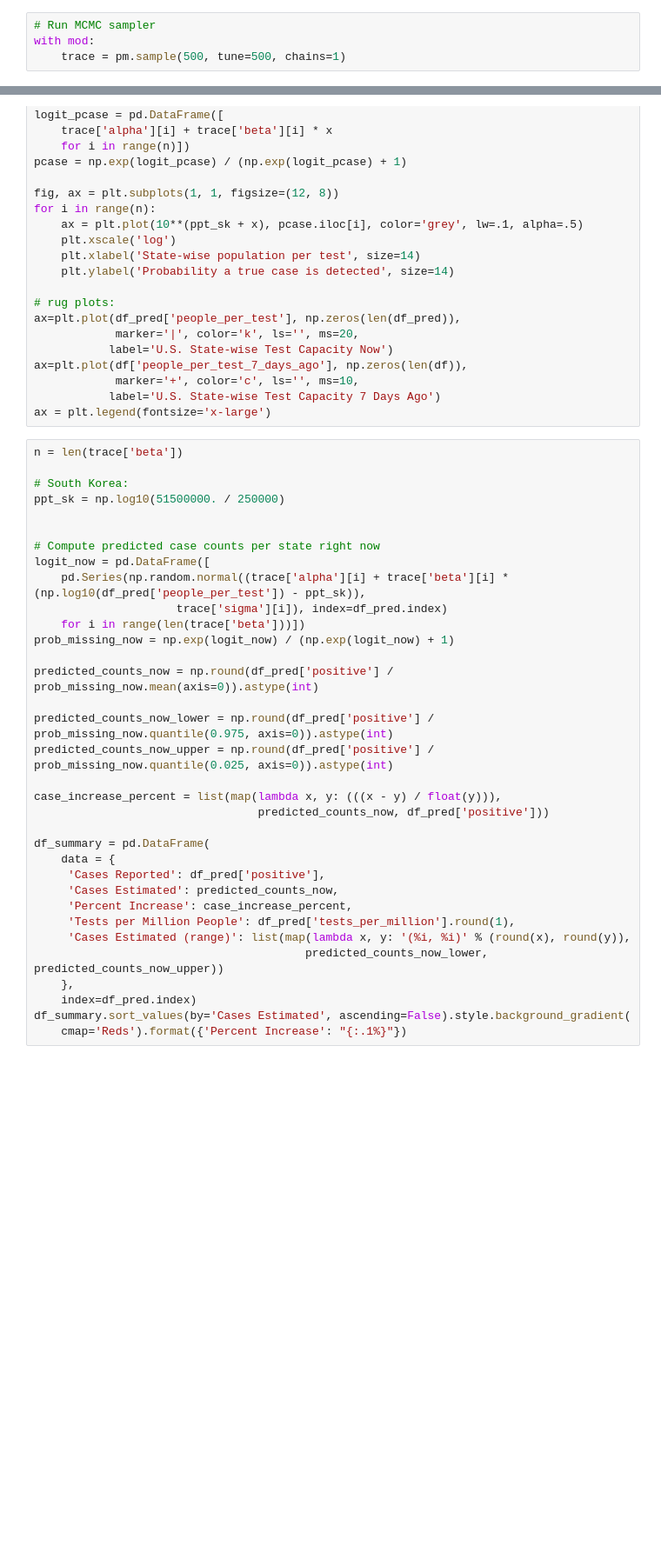
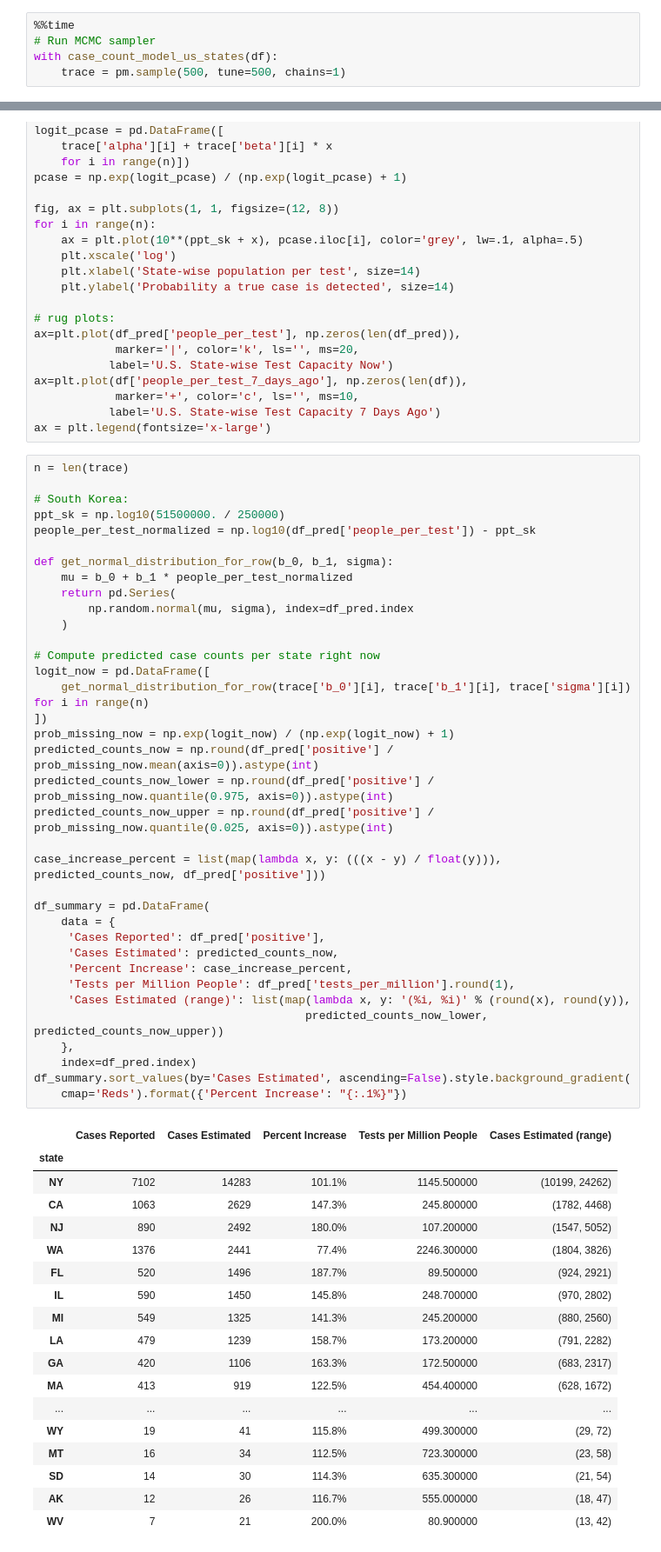
Before and after one commit to birdsarah/COVID19-mortality, a Jupyter notebook: State-wise Unreported COVID-19 Cases in the U.S..ipynb, the cells around one changed output, grey strips where cells are left out. Shown: that part at 87% size. Drawn from its saved outputs; the diff is of its cells as text; blank space fills up the shorter version.

Commit message:
Start tweaking model and code

```diff
--- a/State-wise Unreported COVID-19 Cases in the U.S..ipynb
+++ b/State-wise Unreported COVID-19 Cases in the U.S..ipynb
@@ -115,4 +169,5 @@ mod = model.case_count_model_us_states(df)
 # %%
+%%time
 # Run MCMC sampler
-with mod:
+with case_count_model_us_states(df):
     trace = pm.sample(500, tune=500, chains=1)
@@ -148,39 +212,60 @@ ax=plt.plot(df['people_per_test_7_days_ago'], np.zeros(len(df)),
            label='U.S. State-wise Test Capacity 7 Days Ago')
 ax = plt.legend(fontsize='x-large')
 # %%
-n = len(trace['beta'])
+n = len(trace)
 
 # South Korea:
 ppt_sk = np.log10(51500000. / 250000)
+people_per_test_normalized = np.log10(df_pred['people_per_test']) - ppt_sk
 
+def get_normal_distribution_for_row(b_0, b_1, sigma):
+    mu = b_0 + b_1 * people_per_test_normalized
+    return pd.Series(
+        np.random.normal(mu, sigma), index=df_pred.index
+    )
 
 # Compute predicted case counts per state right now
 logit_now = pd.DataFrame([
-    pd.Series(np.random.normal((trace['alpha'][i] + trace['beta'][i] * (np.log10(df_pred['people_per_test']) - ppt_sk)),
-                     trace['sigma'][i]), index=df_pred.index)
-    for i in range(len(trace['beta']))])
+    get_normal_distribution_for_row(trace['b_0'][i], trace['b_1'][i], trace['sigma'][i]) for i in range(n)
+])
 prob_missing_now = np.exp(logit_now) / (np.exp(logit_now) + 1)
-
 predicted_counts_now = np.round(df_pred['positive'] / prob_missing_now.mean(axis=0)).astype(int)
-
 predicted_counts_now_lower = np.round(df_pred['positive'] / prob_missing_now.quantile(0.975, axis=0)).astype(int)
 predicted_counts_now_upper = np.round(df_pred['positive'] / prob_missing_now.quantile(0.025, axis=0)).astype(int)
 
-case_increase_percent = list(map(lambda x, y: (((x - y) / float(y))),
-                                 predicted_counts_now, df_pred['positive']))
+case_increase_percent = list(map(lambda x, y: (((x - y) / float(y))), predicted_counts_now, df_pred['positive']))
 
 df_summary = pd.DataFrame(
     data = {
      'Cases Reported': df_pred['positive'],
      'Cases Estimated': predicted_counts_now,
      'Percent Increase': case_increase_percent,
      'Tests per Million People': df_pred['tests_per_million'].round(1),
      'Cases Estimated (range)': list(map(lambda x, y: '(%i, %i)' % (round(x), round(y)),
                                         predicted_counts_now_lower, predicted_counts_now_upper))
     },
     index=df_pred.index)
 df_summary.sort_values(by='Cases Estimated', ascending=False).style.background_gradient(
     cmap='Reds').format({'Percent Increase': "{:.1%}"})
+# %% [output]
+|  | Cases Reported | Cases Estimated | Percent Increase | Tests per Million People | Cases Estimated (range) |
+| state |  |  |  |  |  |
+| NY | 7102 | 14283 | 101.1% | 1145.500000 | (10199, 24262) |
+| CA | 1063 | 2629 | 147.3% | 245.800000 | (1782, 4468) |
+| NJ | 890 | 2492 | 180.0% | 107.200000 | (1547, 5052) |
+| WA | 1376 | 2441 | 77.4% | 2246.300000 | (1804, 3826) |
+| FL | 520 | 1496 | 187.7% | 89.500000 | (924, 2921) |
+| IL | 590 | 1450 | 145.8% | 248.700000 | (970, 2802) |
+| MI | 549 | 1325 | 141.3% | 245.200000 | (880, 2560) |
+| LA | 479 | 1239 | 158.7% | 173.200000 | (791, 2282) |
+| GA | 420 | 1106 | 163.3% | 172.500000 | (683, 2317) |
+| MA | 413 | 919 | 122.5% | 454.400000 | (628, 1672) |
+| ... | ... | ... | ... | ... | ... |
+| WY | 19 | 41 | 115.8% | 499.300000 | (29, 72) |
+| MT | 16 | 34 | 112.5% | 723.300000 | (23, 58) |
+| SD | 14 | 30 | 114.3% | 635.300000 | (21, 54) |
+| AK | 12 | 26 | 116.7% | 555.000000 | (18, 47) |
+| WV | 7 | 21 | 200.0% | 80.900000 | (13, 42) |
 # %%
 from datetime import datetime
 print("Total for the United States on %s:" % str(datetime.today())[:10])
```
Also changed, not shown: parts of 11 cells of this notebook, 1 other file.
